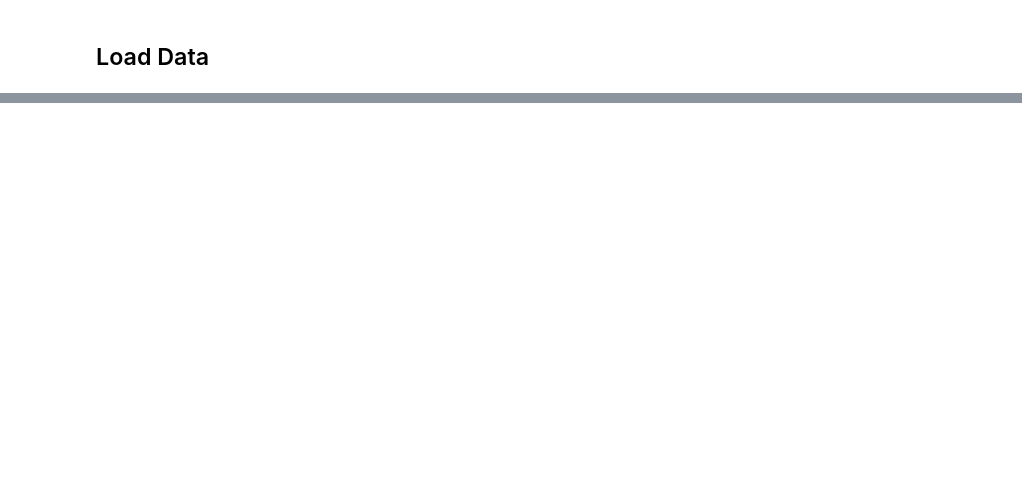
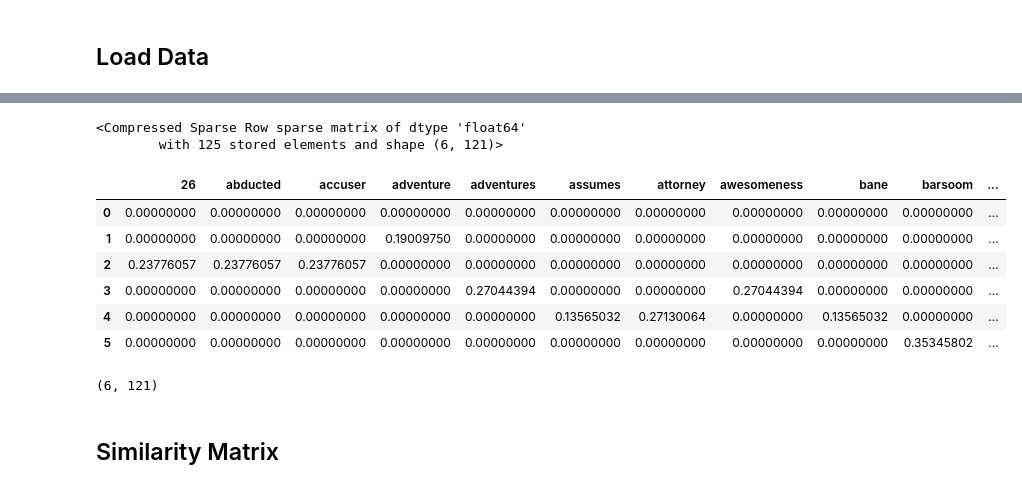
Before and after one commit to KPat11/Reccomendation-System-Movies, a Jupyter notebook: Content-Based_Filtering.ipynb, the cells around one changed output, grey strips where cells are left out. Drawn from its saved outputs; the diff is of its cells as text; code cells hidden in the pictures; blank space fills up the shorter version.

```diff
--- a/Content-Based_Filtering.ipynb
+++ b/Content-Based_Filtering.ipynb
@@ -16,0 +20,9 @@ movies.head()
+# %%
+from sklearn.feature_extraction.text import TfidfVectorizer
+
+tfidf = TfidfVectorizer(stop_words='english')
+
+# handling missing data
+movies['overview'] = movies['overview'].fillna('')
+
+movies['overview']
@@ -16,0 +37,27 @@ movies.head()
+# %%
+# Matrix
+
+tfidf_matrix = tfidf.fit_transform(movies['overview'])
+
+tfidf_matrix
+# %% [output]
+<Compressed Sparse Row sparse matrix of dtype 'float64'
+        with 125 stored elements and shape (6, 121)>
+# %%
+pd.DataFrame(tfidf_matrix.toarray(), columns=tfidf.get_feature_names_out())
+
+# values represent how rare the term appears in the data set as well how unique it is to a specific row (movie)
+# %% [output]
+|  | 26 | abducted | accuser | adventure | adventures | assumes | attorney | awesomeness | bane | barsoom | ... |
+| 0 | 0.00000000 | 0.00000000 | 0.00000000 | 0.00000000 | 0.00000000 | 0.00000000 | 0.00000000 | 0.00000000 | 0.00000000 | 0.00000000 | ... |
+| 1 | 0.00000000 | 0.00000000 | 0.00000000 | 0.19009750 | 0.00000000 | 0.00000000 | 0.00000000 | 0.00000000 | 0.00000000 | 0.00000000 | ... |
+| 2 | 0.23776057 | 0.23776057 | 0.23776057 | 0.00000000 | 0.00000000 | 0.00000000 | 0.00000000 | 0.00000000 | 0.00000000 | 0.00000000 | ... |
+| 3 | 0.00000000 | 0.00000000 | 0.00000000 | 0.00000000 | 0.27044394 | 0.00000000 | 0.00000000 | 0.27044394 | 0.00000000 | 0.00000000 | ... |
+| 4 | 0.00000000 | 0.00000000 | 0.00000000 | 0.00000000 | 0.00000000 | 0.13565032 | 0.27130064 | 0.00000000 | 0.13565032 | 0.00000000 | ... |
+| 5 | 0.00000000 | 0.00000000 | 0.00000000 | 0.00000000 | 0.00000000 | 0.00000000 | 0.00000000 | 0.00000000 | 0.00000000 | 0.35345802 | ... |
+# %%
+tfidf_matrix.shape
+# %% [output]
+(6, 121)
+# %% [markdown]
+## Similarity Matrix
```
Also changed, not shown: parts of 15 cells of this notebook.
